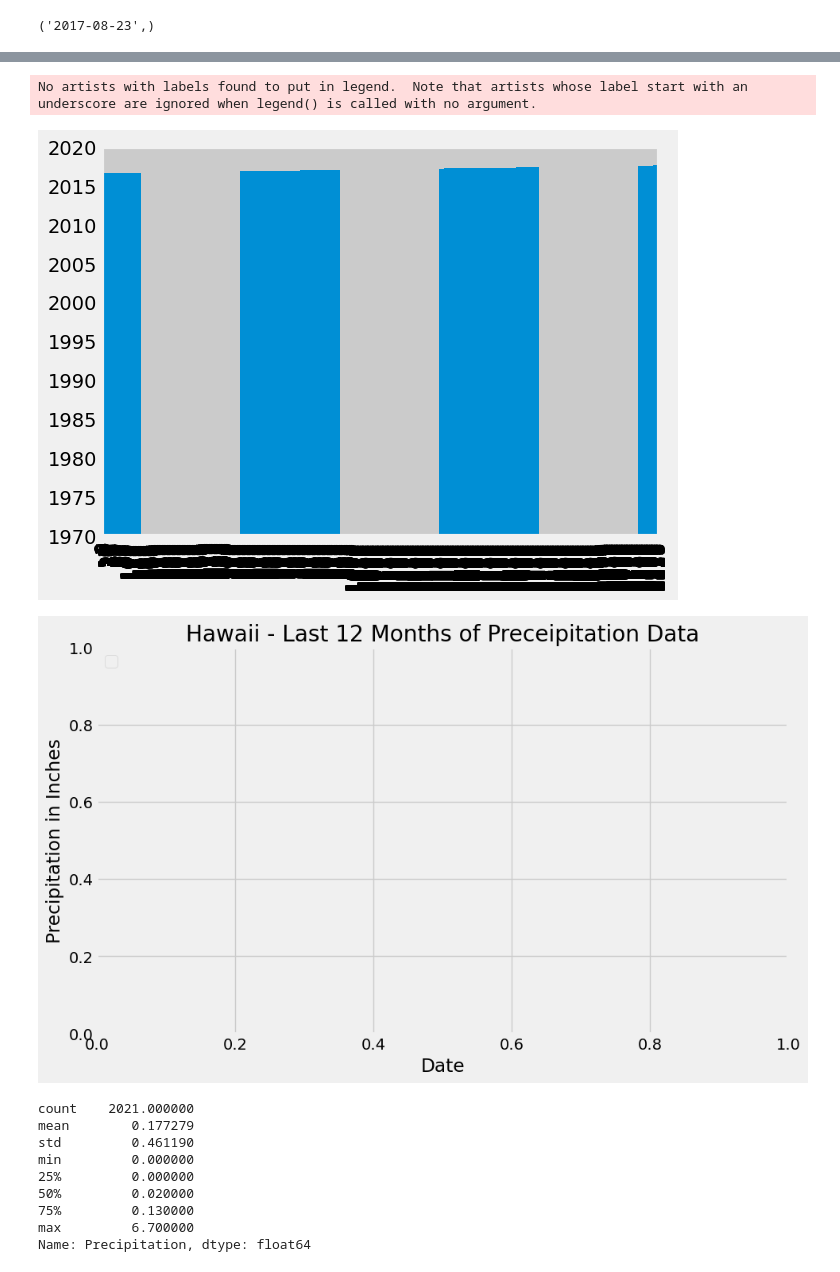
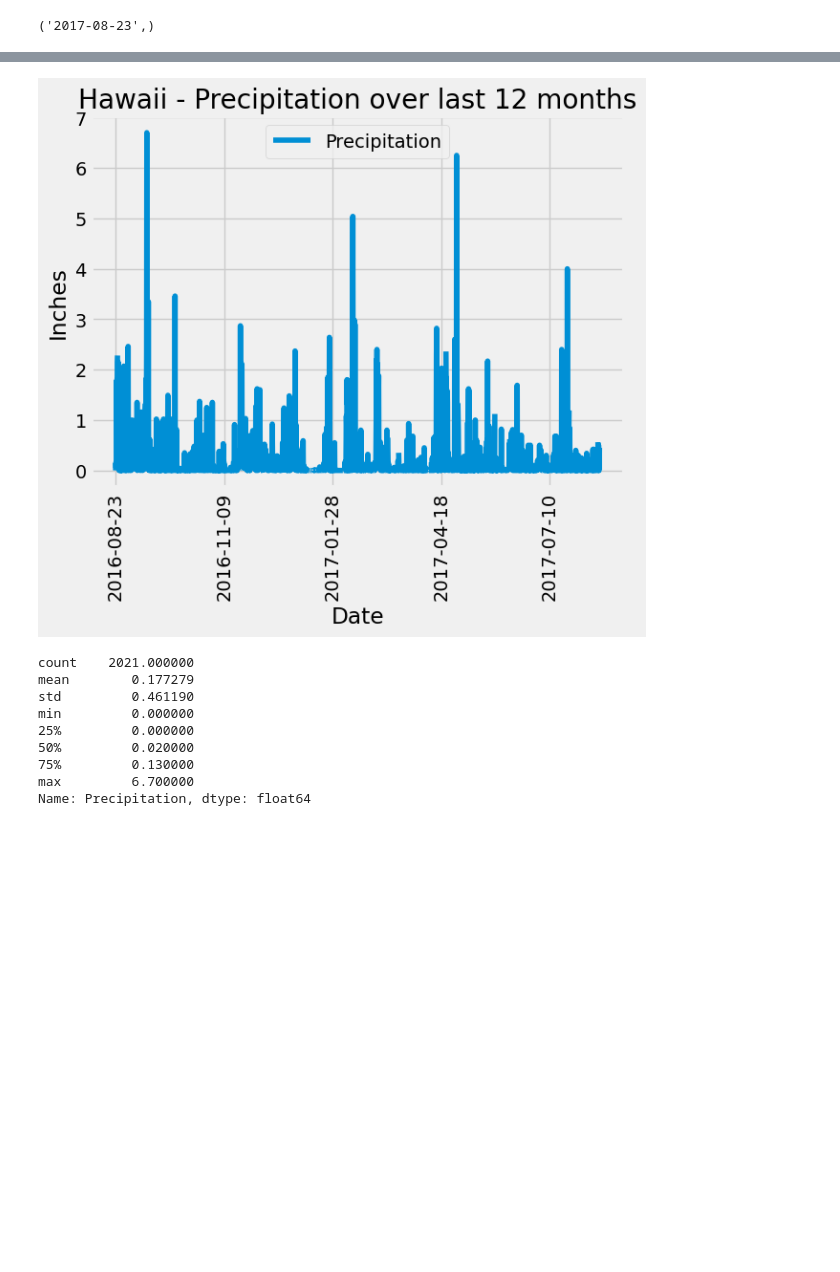
Before and after one commit to Ao-27/sqlalchemy-challenge, a Jupyter notebook: SurfsUp/climate_starter.ipynb, the cells around one changed output, grey strips where cells are left out. Drawn from its saved outputs; the diff is of its cells as text; code cells hidden in the pictures; blank space fills up the shorter version.

Commit message:
initial app + full query plots

```diff
--- a/SurfsUp/climate_starter.ipynb
+++ b/SurfsUp/climate_starter.ipynb
@@ -127,6 +129,0 @@ memory usage: 35.0+ KB
-# %%
-#Change the Date column to Date format.
-
-precipitation_data_df["Date"] = pd.to_datetime(precipitation_data_df["Date"], format='%Y-%m-%d', errors = 'coerce')
-
-precipitation_data_df.info()
@@ -168,31 +130,11 @@ Name: Precipitation, Length: 2230, dtype: float64
-# %%
-#NEED TO BE ABLE TO FIX THIS ...
-
-
-
-#Using Pandas.Plot ...
-
-precipitation_plot = precipitation_data_df["Date"].plot(kind="bar",
-                                        #x=plt1_X_run, #x=precipitation_data_df["Date"],
-                                        y=plt1_y_height, #y=precipitation_data_df["Precipitation"],
-                                        #use_index=True, #via url => https://stackoverflow.com/questions/60137425/matplotlib-datetimeindex-error-none-of-the-values-are-in-the-columns
-                                        label="Precipitation in Inches")
- #x=plt1_X_run,y=plt1_y_height)
-
-#MY ERROR appears to be what this comment is alluding to ... a syntax issue b/c of pandas.plot() => https://stackoverflow.com/questions/66591266/keyerror-none-of-datetimeindex-are-in-the-columns-on-pandas-time-series
-
-
-plt.figure(figsize=(10, 6))
-fig1_title = plt.title("Hawaii - Last 12 Months of Preceipitation Data")
-plt.xlabel("Date")
-plt.ylabel("Precipitation in Inches")
-#plt.xticks(plt1_X_run)
-plt.legend(loc="upper left")
-plt.show(precipitation_plot)
-# %% [output]
-No artists with labels found to put in legend.  Note that artists whose label start with an underscore are ignored when legend() is called with no argument.
-[figure, removed]
-[figure, removed]
+# %%
+# Use Pandas Plotting with Matplotlib to plot the data
+prcp_plot = precipitation_data_df.plot(title="Hawaii - Precipitation over last 12 months", rot=90)
+prcp_plot.set_xlabel("Date")
+prcp_plot.set_ylabel("Inches")
+plt.show()
+# %% [output]
+[figure, added]
 # %%
 # Use Pandas to calculate the summary statistics for the precipitation data
 summary_statistics = precipitation_data_df['Precipitation'].describe()
```
Also changed, not shown: parts of 6 cells of this notebook, 1 other file.
